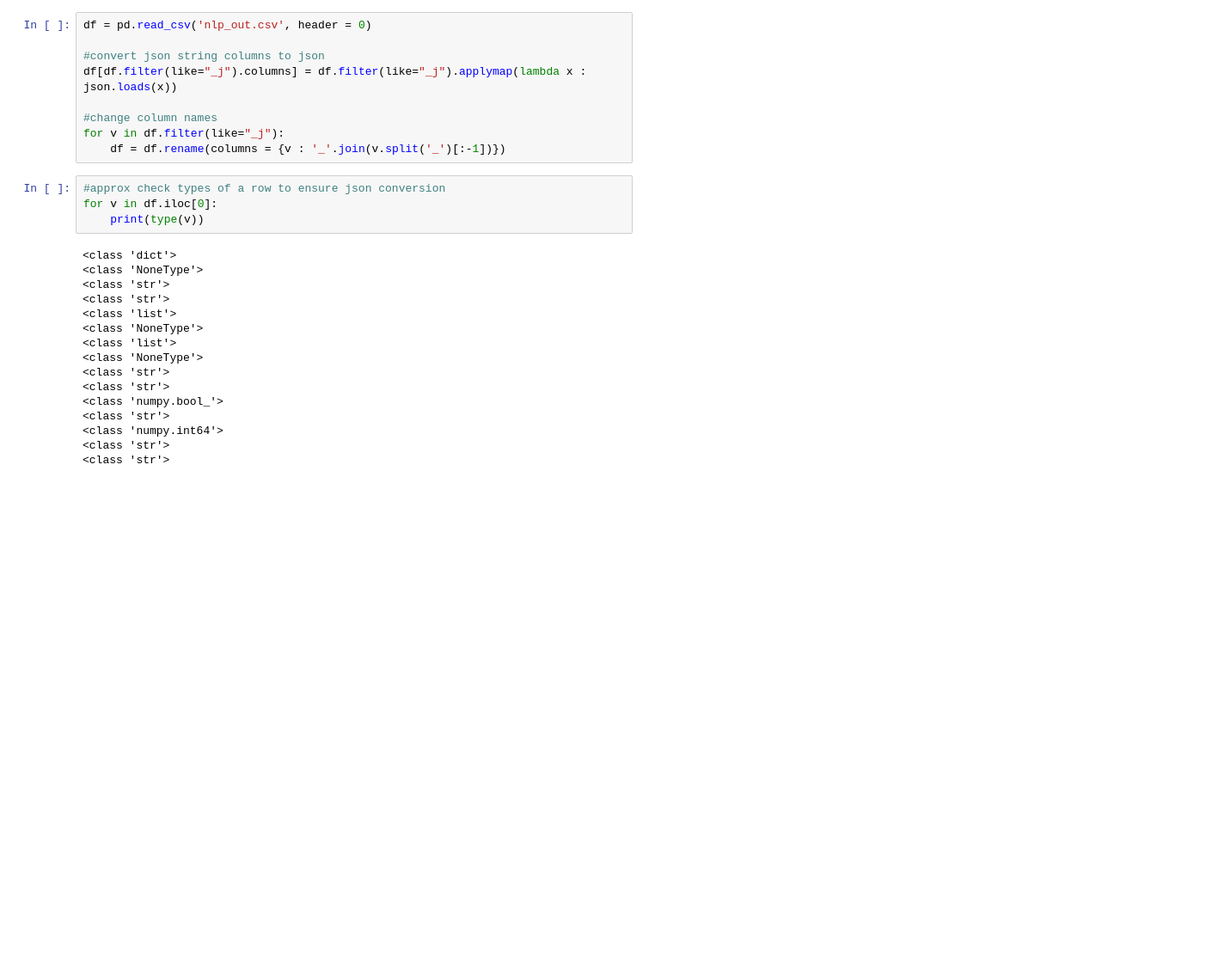
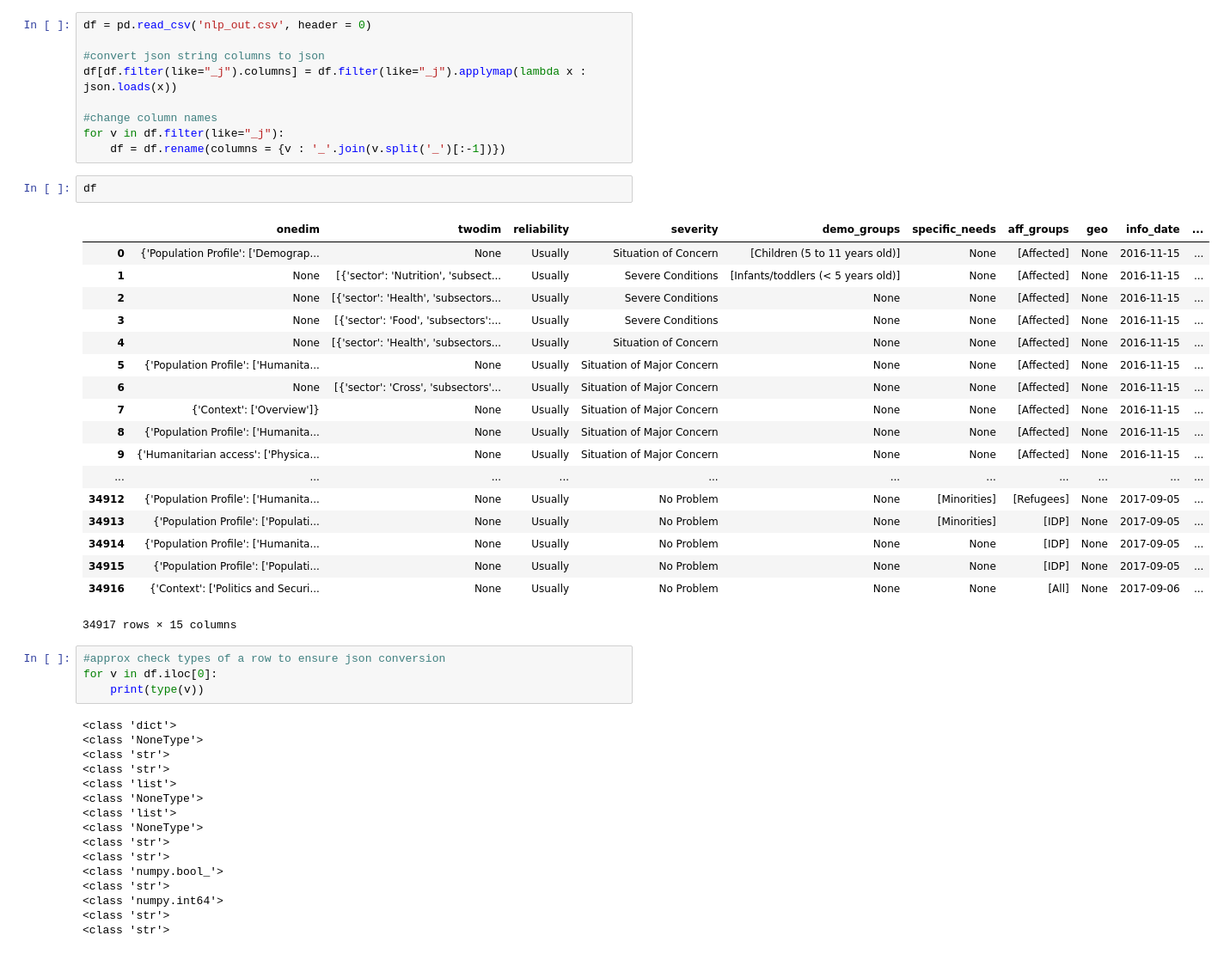
Before and after one commit to the-deep/DEEPL, a Jupyter notebook: nlp/fresh_and_clean.ipynb, the cells around one changed output. Shown: that part at 86% size. Cells and saved outputs as stored; diff of their text form; blank space fills up the shorter version.

```diff
--- a/nlp/fresh_and_clean.ipynb
+++ b/nlp/fresh_and_clean.ipynb
@@ -12,6 +21,27 @@ df[df.filter(like="_j").columns] = df.filter(like="_j").applymap(lambda x : json
 #change column names
 for v in df.filter(like="_j"):
     df = df.rename(columns = {v : '_'.join(v.split('_')[:-1])})
+# %%
+df
+# %% [output]
+|  | onedim | twodim | reliability | severity | demo_groups | specific_needs | aff_groups | geo | info_date | ... |
+| 0 | {'Population Profile': ['Demograp... | None | Usually | Situation of Concern | [Children (5 to 11 years old)] | None | [Affected] | None | 2016-11-15 | ... |
+| 1 | None | [{'sector': 'Nutrition', 'subsect... | Usually | Severe Conditions | [Infants/toddlers (< 5 years old)] | None | [Affected] | None | 2016-11-15 | ... |
+| 2 | None | [{'sector': 'Health', 'subsectors... | Usually | Severe Conditions | None | None | [Affected] | None | 2016-11-15 | ... |
+| 3 | None | [{'sector': 'Food', 'subsectors':... | Usually | Severe Conditions | None | None | [Affected] | None | 2016-11-15 | ... |
+| 4 | None | [{'sector': 'Health', 'subsectors... | Usually | Situation of Concern | None | None | [Affected] | None | 2016-11-15 | ... |
+| 5 | {'Population Profile': ['Humanita... | None | Usually | Situation of Major Concern | None | None | [Affected] | None | 2016-11-15 | ... |
+| 6 | None | [{'sector': 'Cross', 'subsectors'... | Usually | Situation of Major Concern | None | None | [Affected] | None | 2016-11-15 | ... |
+| 7 | {'Context': ['Overview']} | None | Usually | Situation of Major Concern | None | None | [Affected] | None | 2016-11-15 | ... |
+| 8 | {'Population Profile': ['Humanita... | None | Usually | Situation of Major Concern | None | None | [Affected] | None | 2016-11-15 | ... |
+| 9 | {'Humanitarian access': ['Physica... | None | Usually | Situation of Major Concern | None | None | [Affected] | None | 2016-11-15 | ... |
+| ... | ... | ... | ... | ... | ... | ... | ... | ... | ... | ... |
+| 34912 | {'Population Profile': ['Humanita... | None | Usually | No Problem | None | [Minorities] | [Refugees] | None | 2017-09-05 | ... |
+| 34913 | {'Population Profile': ['Populati... | None | Usually | No Problem | None | [Minorities] | [IDP] | None | 2017-09-05 | ... |
+| 34914 | {'Population Profile': ['Humanita... | None | Usually | No Problem | None | None | [IDP] | None | 2017-09-05 | ... |
+| 34915 | {'Population Profile': ['Populati... | None | Usually | No Problem | None | None | [IDP] | None | 2017-09-05 | ... |
+| 34916 | {'Context': ['Politics and Securi... | None | Usually | No Problem | None | None | [All] | None | 2017-09-06 | ... |
+34917 rows × 15 columns
 # %%
 #approx check types of a row to ensure json conversion
 for v in df.iloc[0]:
```
Also changed, not shown: parts of 8 cells of this notebook, 3 other files.
